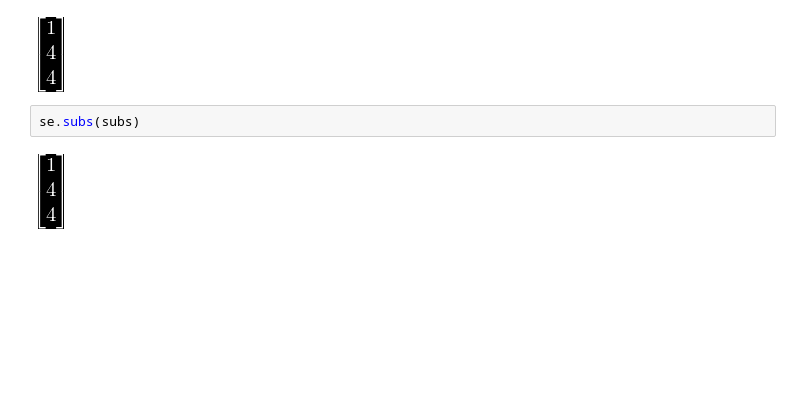
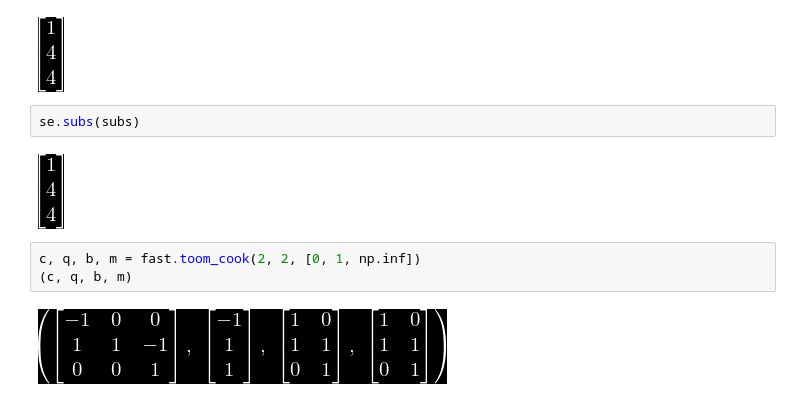
Before and after one commit to tarsioonofrio/fast-convolution-rtl, a Jupyter notebook: notebooks/blahut5.2toom-cook.ipynb, the cells around one changed output. Drawn from its saved outputs; the diff is of its cells as text; blank space fills up the shorter version.

```diff
--- a/notebooks/blahut5.2toom-cook.ipynb
+++ b/notebooks/blahut5.2toom-cook.ipynb
@@ -216,3 +220,8 @@ sy.Matrix(np.convolve(d_values, g_values))
 se.subs(subs)
 # %% [output]
 [figure]
+# %%
+c, q, b, m = fast.toom_cook(2, 2, [0, 1, np.inf])
+(c, q, b, m)
+# %% [output]
+[figure, added]
```
Also changed, not shown: parts of 11 cells of this notebook, 5 other files.
